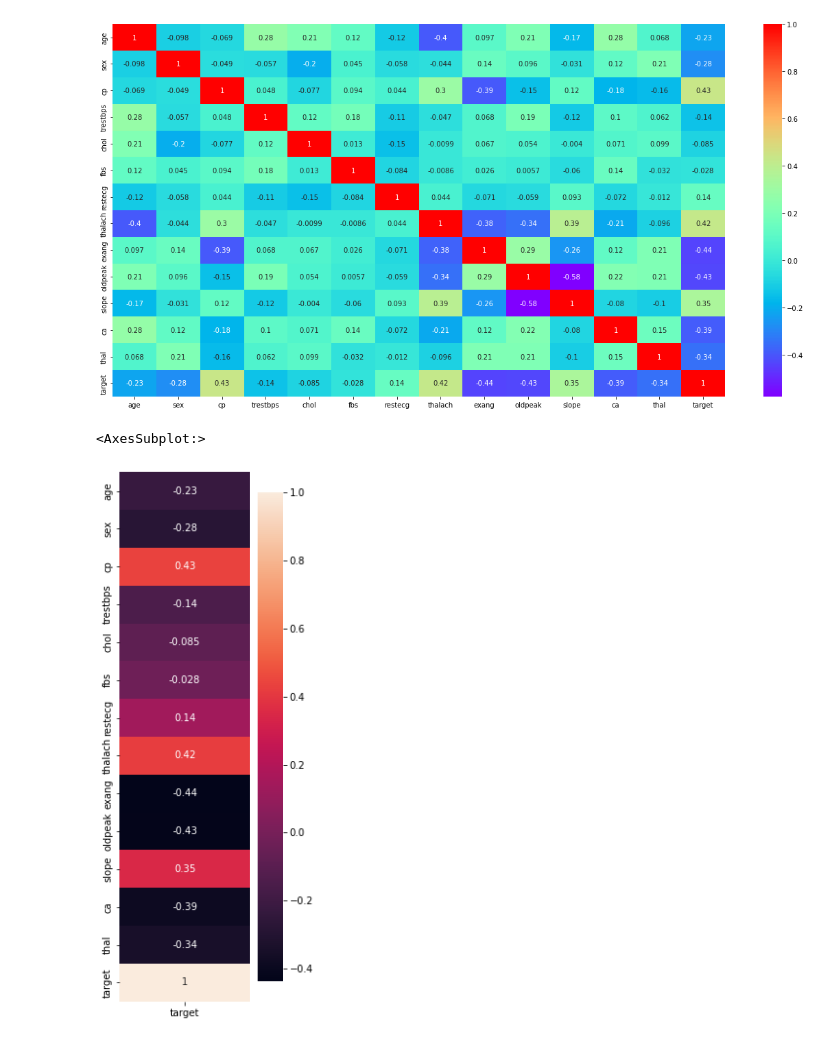
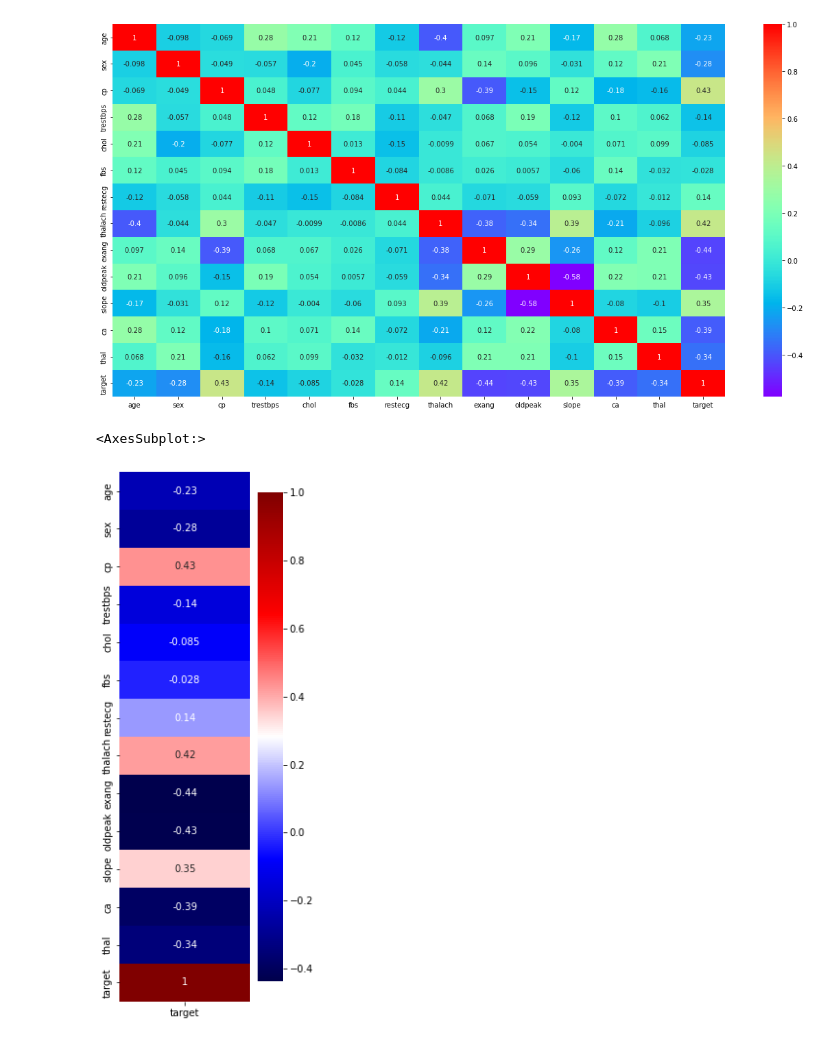
Before and after one commit to catstacks/TDADSAssignments, a Jupyter notebook: Neural_Networks.ipynb, the cells around one changed output. Saved outputs shown, nothing was run; the diff lists cells and outputs as text; code cells hidden in the pictures.

```diff
--- a/Neural_Networks.ipynb
+++ b/Neural_Networks.ipynb
@@ -531,11 +531,11 @@ plt.show()
 # %% [output]
 [figure]
 # %%
-# See if individual features correlate to target using vertical heatmap
+# See if individual features correlate to target using vertical heatmap (heart disease: -1 = no, 0 = yes).
 
 heart_corr = rscaled_heart_df.corr().loc[:,['target']]
 plt.figure(figsize = (3,10))
-sns.heatmap(heart_corr,annot = True)
+sns.heatmap(heart_corr,annot = True, cmap='seismic')
 # %% [output]
 <AxesSubplot:>
-[figure, old version]
+[figure, new version]
```
Also changed, not shown: parts of 2 cells of this notebook.
